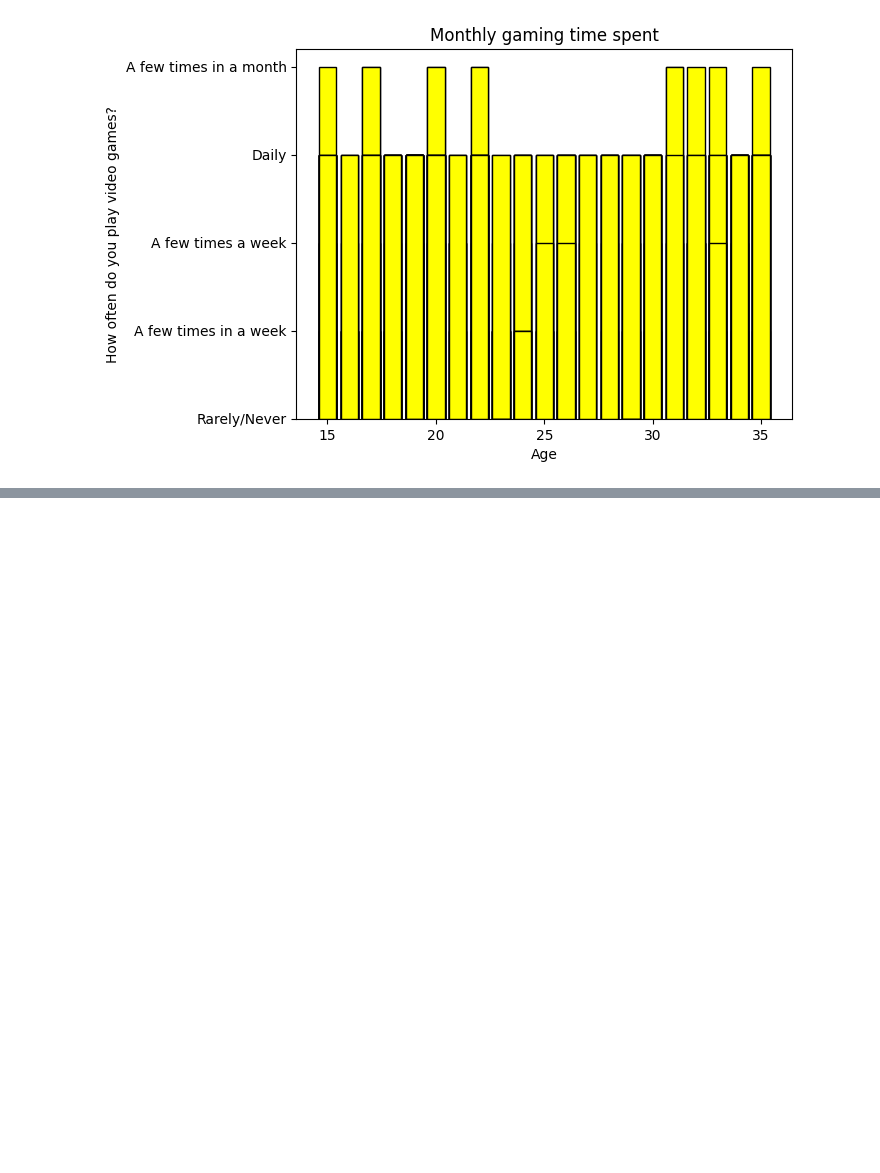
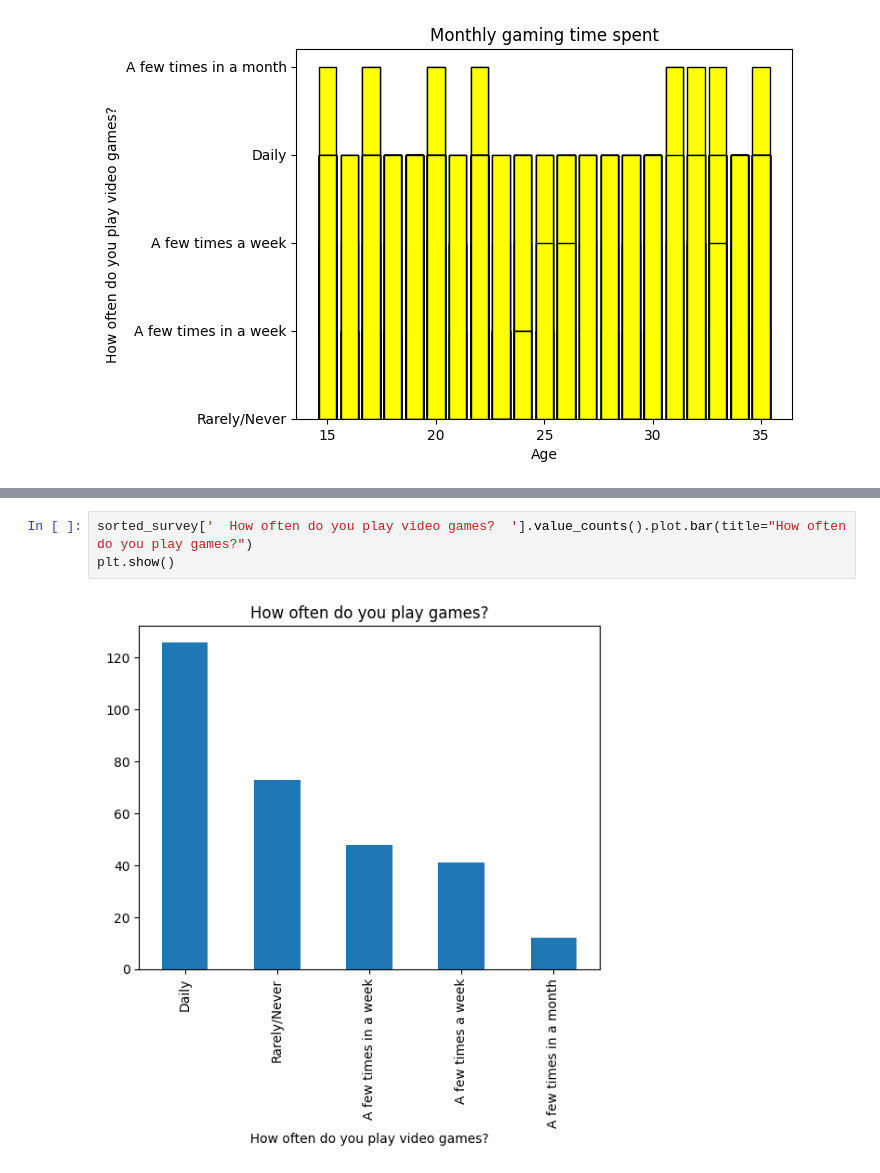
Before and after one commit to Zyoung002/Dataanalyticscapstone, a Jupyter notebook: Gaming_Trends.ipynb, the cells around one changed output, grey strips where cells are left out. Saved outputs shown, nothing was run; the diff lists cells and outputs as text; blank space fills up the shorter version.

```diff
--- a/Gaming_Trends.ipynb
+++ b/Gaming_Trends.ipynb
@@ -408,0 +406,5 @@ sorted_survey['Age'].value_counts().plot.bar(title="Gaming by Age")
+# %%
+sorted_survey['  How often do you play video games?  '].value_counts().plot.bar(title="How often do you play games?")
+plt.show()
+# %% [output]
+[figure, added]
```
Also changed, not shown: parts of 22 cells of this notebook.
